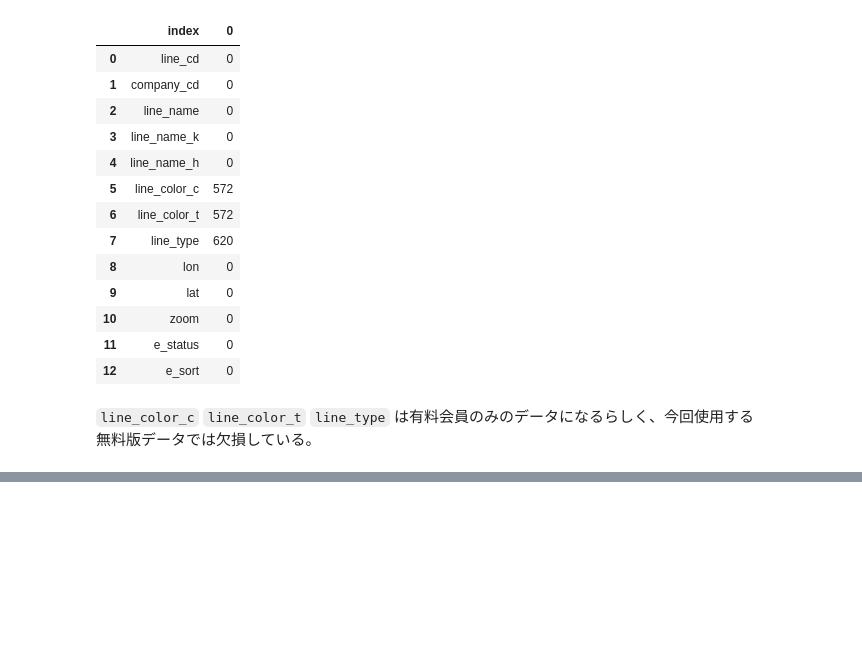
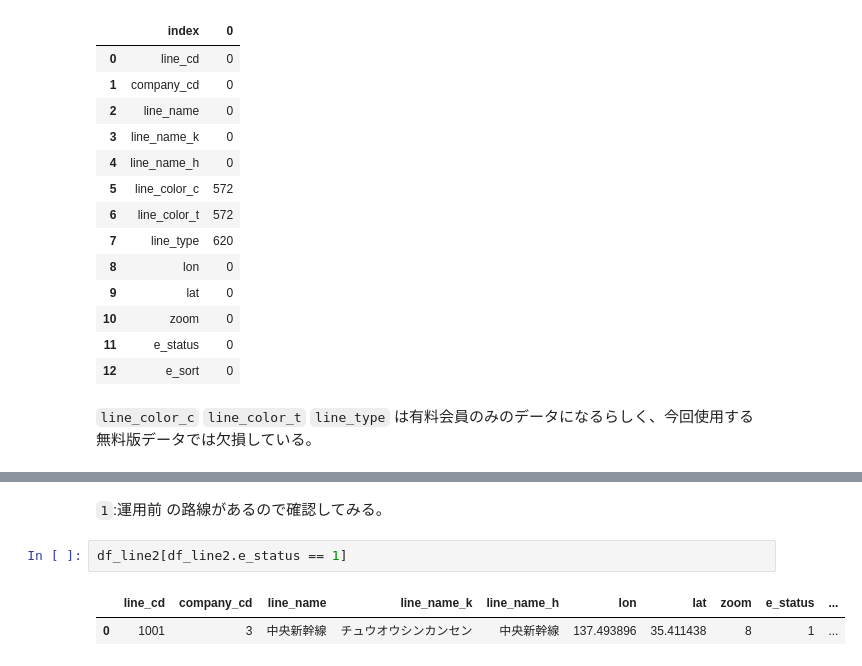
Before and after one commit to hrkenz/jupyter-notebook, a Jupyter notebook: ekidata.ipynb, the cells around one changed output, grey strips where cells are left out. Saved outputs shown, nothing was run; the diff lists cells and outputs as text; blank space fills up the shorter version.

```diff
--- a/ekidata.ipynb
+++ b/ekidata.ipynb
@@ -234,0 +296,7 @@ df_line.isna().sum().reset_index()
+# %% [markdown]
+`1`:運用前 の路線があるので確認してみる。
+# %%
+df_line2[df_line2.e_status == 1]
+# %% [output]
+|  | line_cd | company_cd | line_name | line_name_k | line_name_h | lon | lat | zoom | e_status | ... |
+| 0 | 1001 | 3 | 中央新幹線 | チュウオウシンカンセン | 中央新幹線 | 137.493896 | 35.411438 | 8 | 1 | ... |
```
Also changed, not shown: parts of 20 cells of this notebook.
